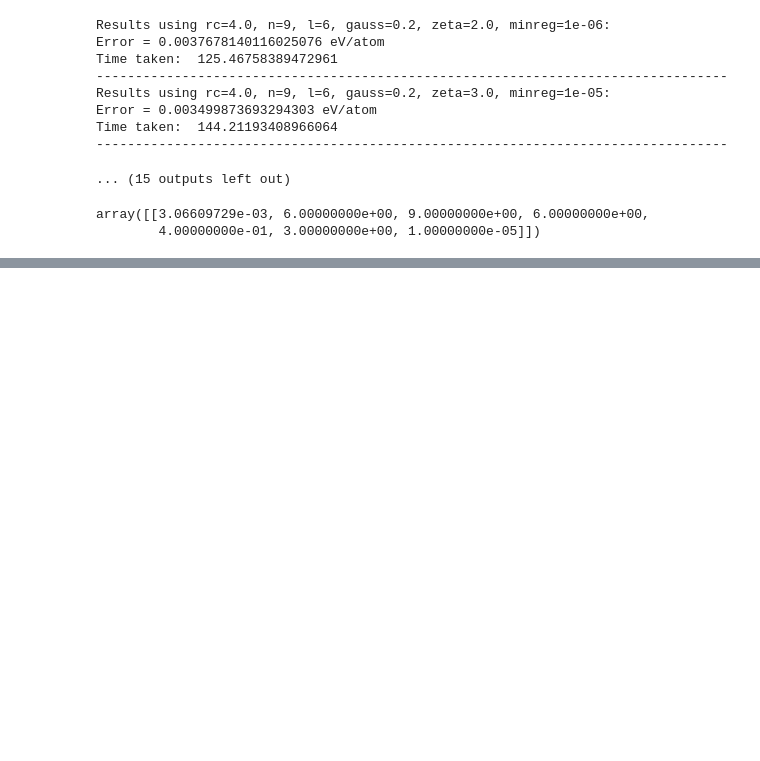
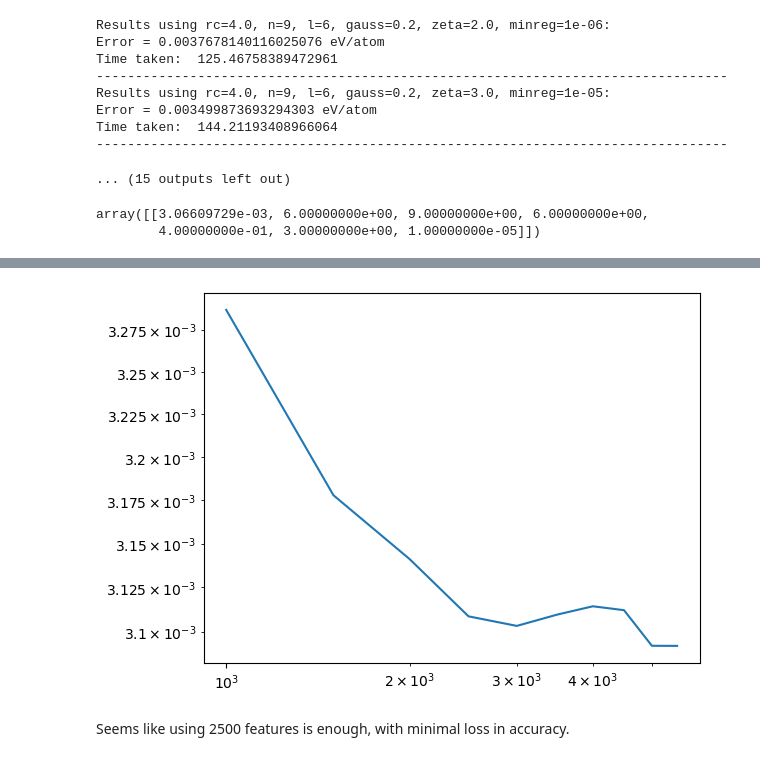
Before and after one commit to victorprincipe/genpot, a Jupyter notebook: delta_general.ipynb, the cells around one changed output, grey strips where cells are left out. Cells and saved outputs as stored; diff of their text form; code cells hidden in the pictures; blank space fills up the shorter version.

```diff
--- a/delta_general.ipynb
+++ b/delta_general.ipynb
@@ -674,0 +942,13 @@ array([[3.06609729e-03, 6.00000000e+00, 9.00000000e+00, 6.00000000e+00,
+# %%
+#Save and re-load results
+np.save('delta_data/nfeatures_optimisation_results', np.asarray(feat_results))
+feat_results=np.load('delta_data/nfeatures_optimisation_results.npy')
+# %%
+#Plot learning curve
+plt.plot(feat_results[:, 1], feat_results[:, 0])
+plt.yscale('log')
+plt.xscale('log')
+# %% [output]
+[figure, added]
+# %% [markdown]
+Seems like using 2500 features is enough, with minimal loss in accuracy.
```
Also changed, not shown: parts of 24 cells of this notebook, 1 other file.
